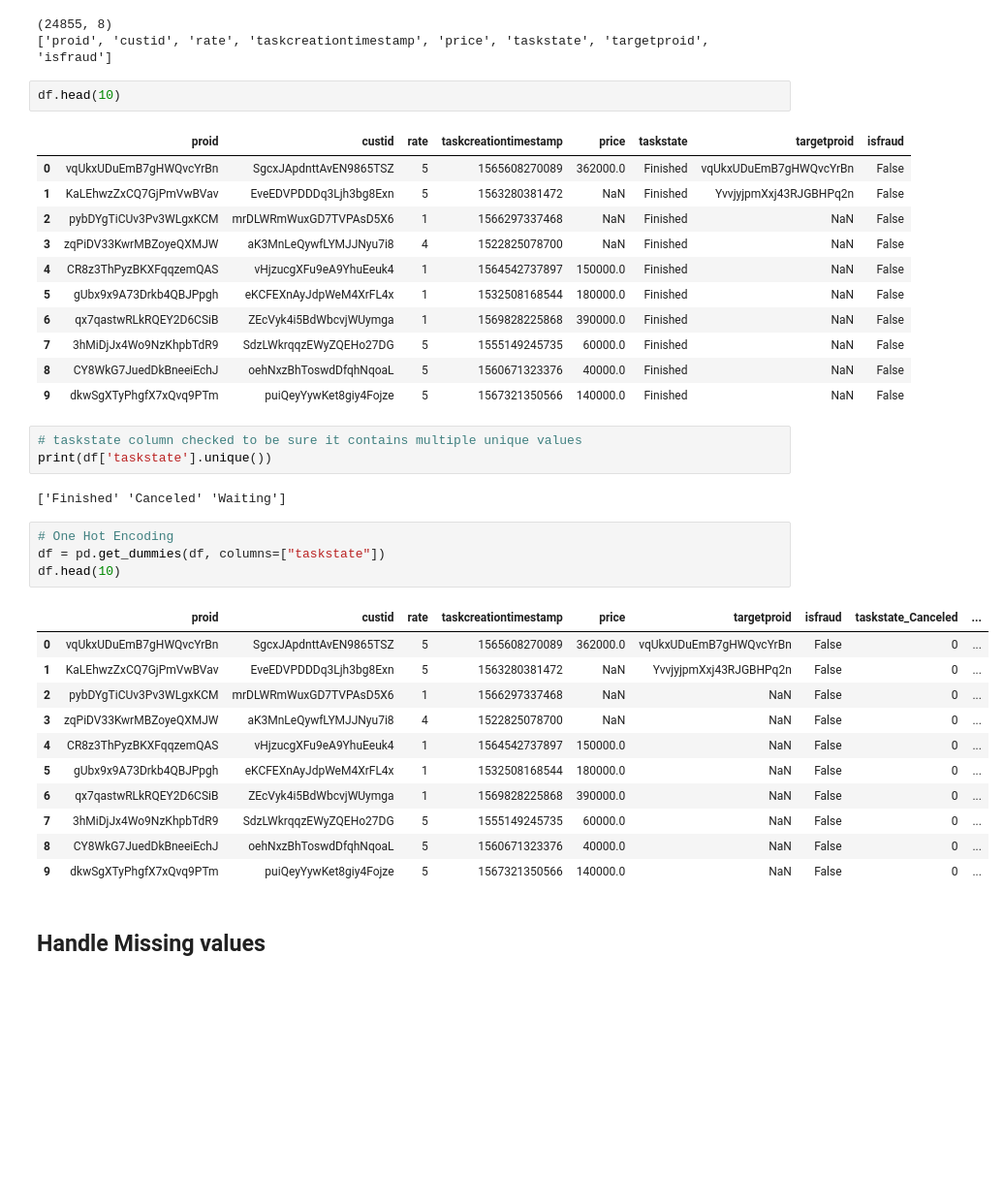
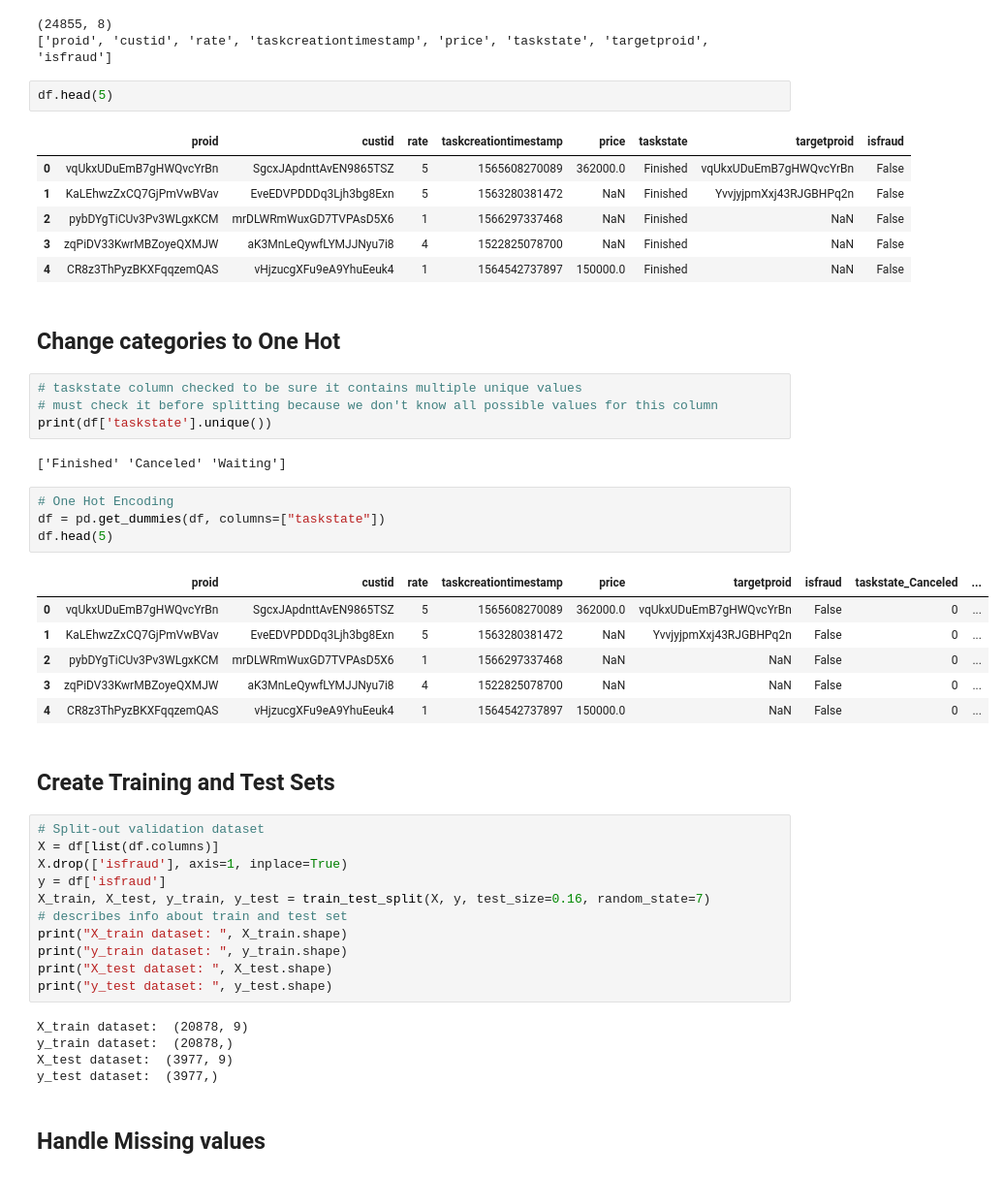
Before and after one commit to shivaZeymaran/Fraud-Detection, a Jupyter notebook: Fraud_Detection.ipynb, the cells around one changed output. Shown at 97% size. Cells and saved outputs as stored; diff of their text form; blank space fills up the shorter version.

```diff
--- a/Fraud_Detection.ipynb
+++ b/Fraud_Detection.ipynb
@@ -68,7 +61,7 @@ print(list(df.columns))
 (24855, 8)
 ['proid', 'custid', 'rate', 'taskcreationtimestamp', 'price', 'taskstate', 'targetproid', 'isfraud']
 # %%
-df.head(10)
+df.head(5)
 # %% [output]
 |  | proid | custid | rate | taskcreationtimestamp | price | taskstate | targetproid | isfraud |
 | 0 | vqUkxUDuEmB7gHWQvcYrBn | SgcxJApdnttAvEN9865TSZ | 5 | 1565608270089 | 362000.0 | Finished | vqUkxUDuEmB7gHWQvcYrBn | False |
@@ -76,32 +69,43 @@ df.head(10)
 | 2 | pybDYgTiCUv3Pv3WLgxKCM | mrDLWRmWuxGD7TVPAsD5X6 | 1 | 1566297337468 | NaN | Finished | NaN | False |
 | 3 | zqPiDV33KwrMBZoyeQXMJW | aK3MnLeQywfLYMJJNyu7i8 | 4 | 1522825078700 | NaN | Finished | NaN | False |
 | 4 | CR8z3ThPyzBKXFqqzemQAS | vHjzucgXFu9eA9YhuEeuk4 | 1 | 1564542737897 | 150000.0 | Finished | NaN | False |
-| 5 | gUbx9x9A73Drkb4QBJPpgh | eKCFEXnAyJdpWeM4XrFL4x | 1 | 1532508168544 | 180000.0 | Finished | NaN | False |
-| 6 | qx7qastwRLkRQEY2D6CSiB | ZEcVyk4i5BdWbcvjWUymga | 1 | 1569828225868 | 390000.0 | Finished | NaN | False |
-| 7 | 3hMiDjJx4Wo9NzKhpbTdR9 | SdzLWkrqqzEWyZQEHo27DG | 5 | 1555149245735 | 60000.0 | Finished | NaN | False |
-| 8 | CY8WkG7JuedDkBneeiEchJ | oehNxzBhToswdDfqhNqoaL | 5 | 1560671323376 | 40000.0 | Finished | NaN | False |
-| 9 | dkwSgXTyPhgfX7xQvq9PTm | puiQeyYywKet8giy4Fojze | 5 | 1567321350566 | 140000.0 | Finished | NaN | False |
+# %% [markdown]
+## Change categories to One Hot
 # %%
 # taskstate column checked to be sure it contains multiple unique values
+# must check it before splitting because we don't know all possible values for this column
 print(df['taskstate'].unique())
 # %% [output]
 ['Finished' 'Canceled' 'Waiting']
 # %%
 # One Hot Encoding
 df = pd.get_dummies(df, columns=["taskstate"])
-df.head(10)
+df.head(5)
 # %% [output]
 |  | proid | custid | rate | taskcreationtimestamp | price | targetproid | isfraud | taskstate_Canceled | ... |
 | 0 | vqUkxUDuEmB7gHWQvcYrBn | SgcxJApdnttAvEN9865TSZ | 5 | 1565608270089 | 362000.0 | vqUkxUDuEmB7gHWQvcYrBn | False | 0 | ... |
 | 1 | KaLEhwzZxCQ7GjPmVwBVav | EveEDVPDDDq3Ljh3bg8Exn | 5 | 1563280381472 | NaN | YvvjyjpmXxj43RJGBHPq2n | False | 0 | ... |
 | 2 | pybDYgTiCUv3Pv3WLgxKCM | mrDLWRmWuxGD7TVPAsD5X6 | 1 | 1566297337468 | NaN | NaN | False | 0 | ... |
 | 3 | zqPiDV33KwrMBZoyeQXMJW | aK3MnLeQywfLYMJJNyu7i8 | 4 | 1522825078700 | NaN | NaN | False | 0 | ... |
 | 4 | CR8z3ThPyzBKXFqqzemQAS | vHjzucgXFu9eA9YhuEeuk4 | 1 | 1564542737897 | 150000.0 | NaN | False | 0 | ... |
-| 5 | gUbx9x9A73Drkb4QBJPpgh | eKCFEXnAyJdpWeM4XrFL4x | 1 | 1532508168544 | 180000.0 | NaN | False | 0 | ... |
-| 6 | qx7qastwRLkRQEY2D6CSiB | ZEcVyk4i5BdWbcvjWUymga | 1 | 1569828225868 | 390000.0 | NaN | False | 0 | ... |
-| 7 | 3hMiDjJx4Wo9NzKhpbTdR9 | SdzLWkrqqzEWyZQEHo27DG | 5 | 1555149245735 | 60000.0 | NaN | False | 0 | ... |
-| 8 | CY8WkG7JuedDkBneeiEchJ | oehNxzBhToswdDfqhNqoaL | 5 | 1560671323376 | 40000.0 | NaN | False | 0 | ... |
-| 9 | dkwSgXTyPhgfX7xQvq9PTm | puiQeyYywKet8giy4Fojze | 5 | 1567321350566 | 140000.0 | NaN | False | 0 | ... |
+# %% [markdown]
+## Create Training and Test Sets
+# %%
+# Split-out validation dataset
+X = df[list(df.columns)]
+X.drop(['isfraud'], axis=1, inplace=True)
+y = df['isfraud']
+X_train, X_test, y_train, y_test = train_test_split(X, y, test_size=0.16, random_state=7)
+# describes info about train and test set
+print("X_train dataset: ", X_train.shape)
+print("y_train dataset: ", y_train.shape)
+print("X_test dataset: ", X_test.shape)
+print("y_test dataset: ", y_test.shape)
+# %% [output]
+X_train dataset:  (20878, 9)
+y_train dataset:  (20878,)
+X_test dataset:  (3977, 9)
+y_test dataset:  (3977,)
 # %% [markdown]
 ## Handle Missing values
 # %%
```
Also changed, not shown: parts of 46 cells of this notebook.
